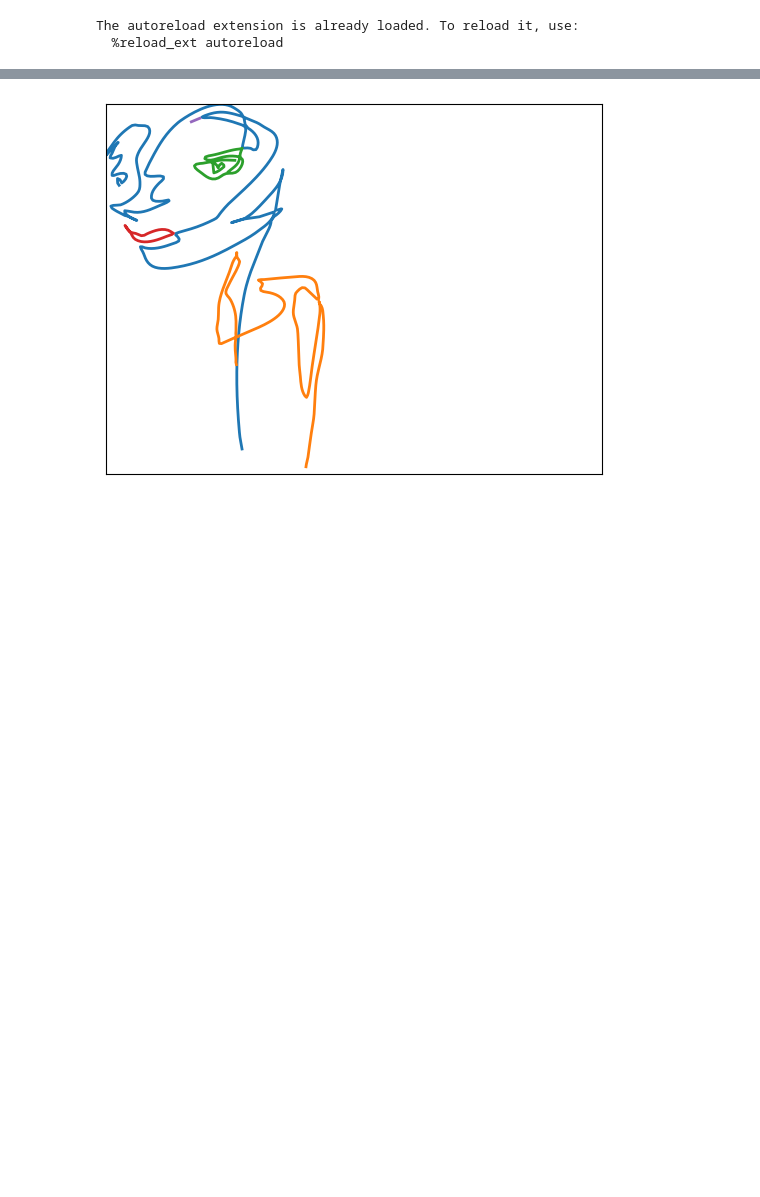
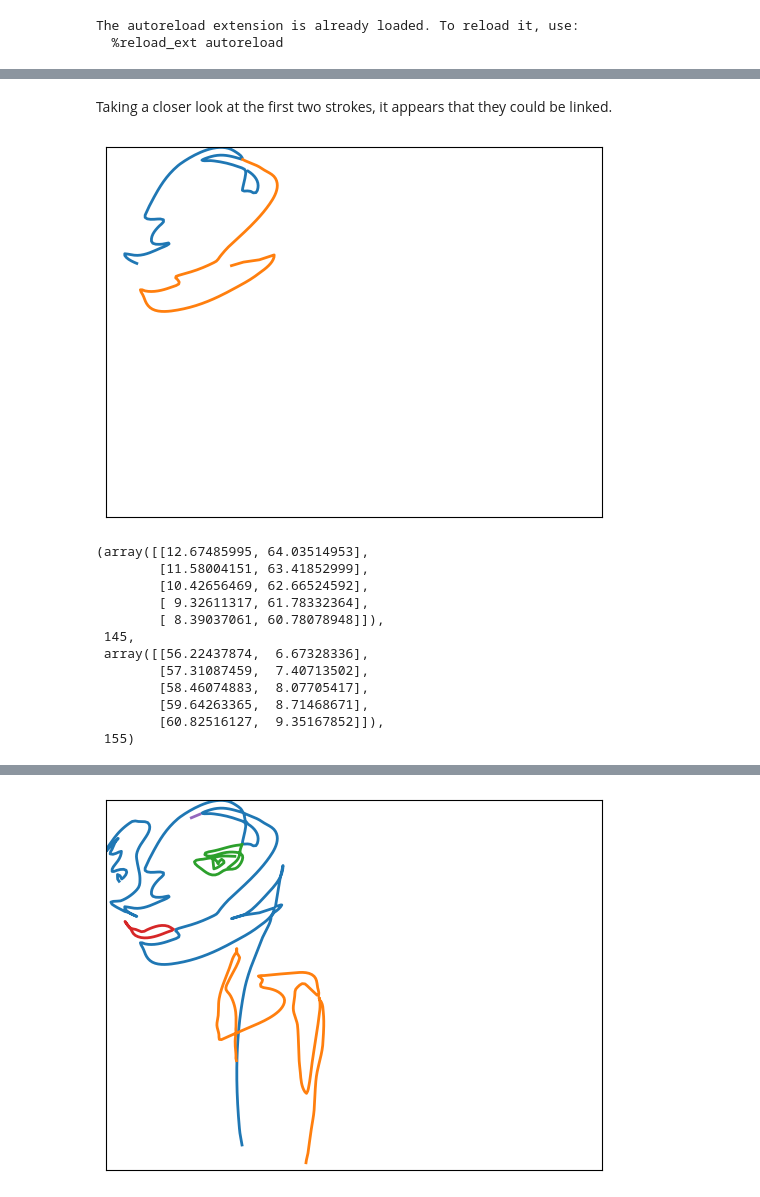
Before and after one commit to andrewlook/singleline_dataset, a Jupyter notebook: nbs/05a_path_joining.ipynb, the cells around one changed output, grey strips where cells are left out. Saved outputs shown, nothing was run; the diff lists cells and outputs as text; code cells hidden in the pictures; blank space fills up the shorter version.

Commit message:
wip: path joining

```diff
--- a/nbs/05a_path_joining.ipynb
+++ b/nbs/05a_path_joining.ipynb
@@ -159,0 +33,5 @@ def merge_closest_strokes(strokes, dist_threshold=10.0):
+# %%
+fname = "../data/svg/0000.svg"
+strokes = svg_to_strokes(fname)
+print(f"{fname} has {len(strokes)} distinct strokes")
+plot_strokes(strokes)
@@ -159,0 +41,20 @@ def merge_closest_strokes(strokes, dist_threshold=10.0):
+# %% [markdown]
+Taking a closer look at the first two strokes, it appears that they could be linked.
+# %%
+plot_strokes([strokes[0], strokes[1]])
+# glance at the underlying data and path lengths
+strokes[0][:5], len(strokes[0]), strokes[1][:5], len(strokes[1])
+# %% [output]
+[figure, added]
+(array([[12.67485995, 64.03514953],
+        [11.58004151, 63.41852999],
+        [10.42656469, 62.66524592],
+        [ 9.32611317, 61.78332364],
+        [ 8.39037061, 60.78078948]]),
+ 145,
+ array([[56.22437874,  6.67328336],
+        [57.31087459,  7.40713502],
+        [58.46074883,  8.07705417],
+        [59.64263365,  8.71468671],
+        [60.82516127,  9.35167852]]),
+ 155)
```
Also changed, not shown: parts of 34 cells of this notebook, 4 other files.
